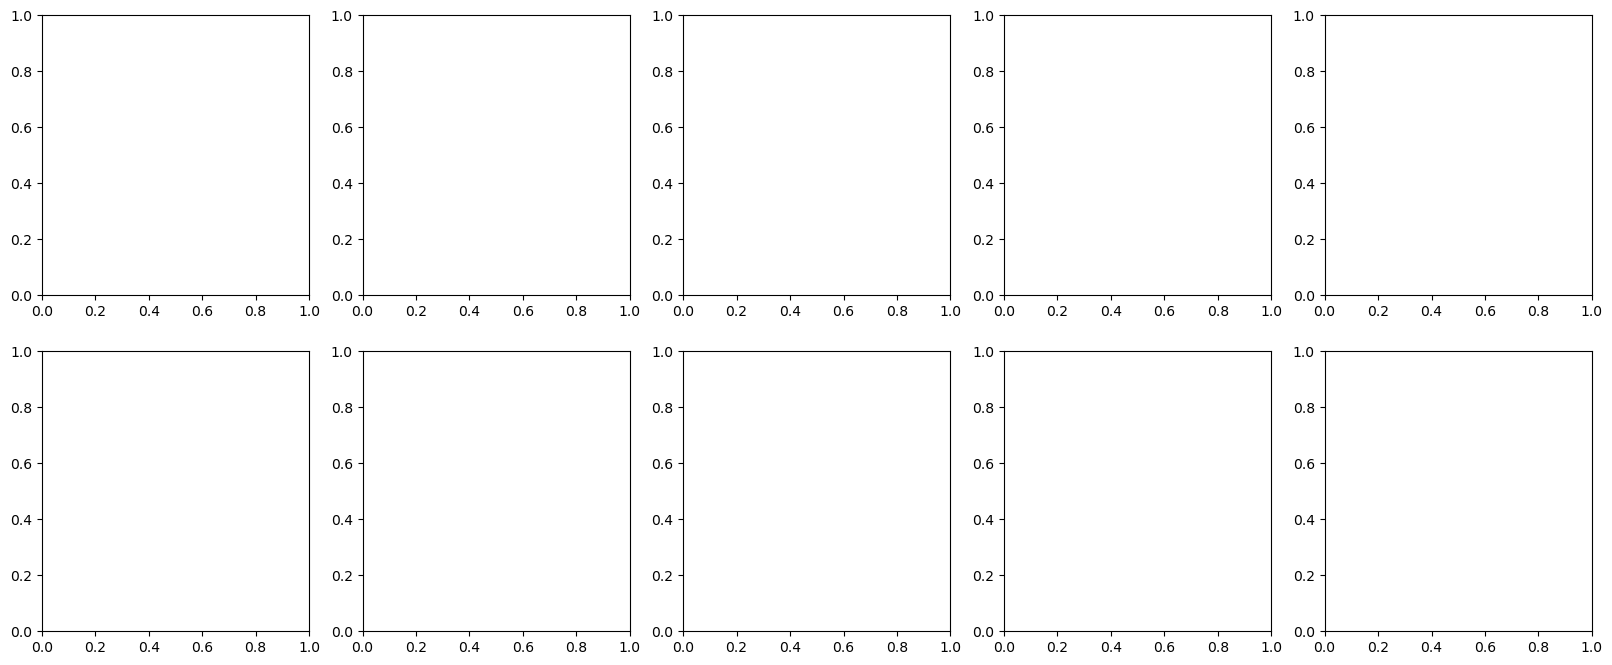
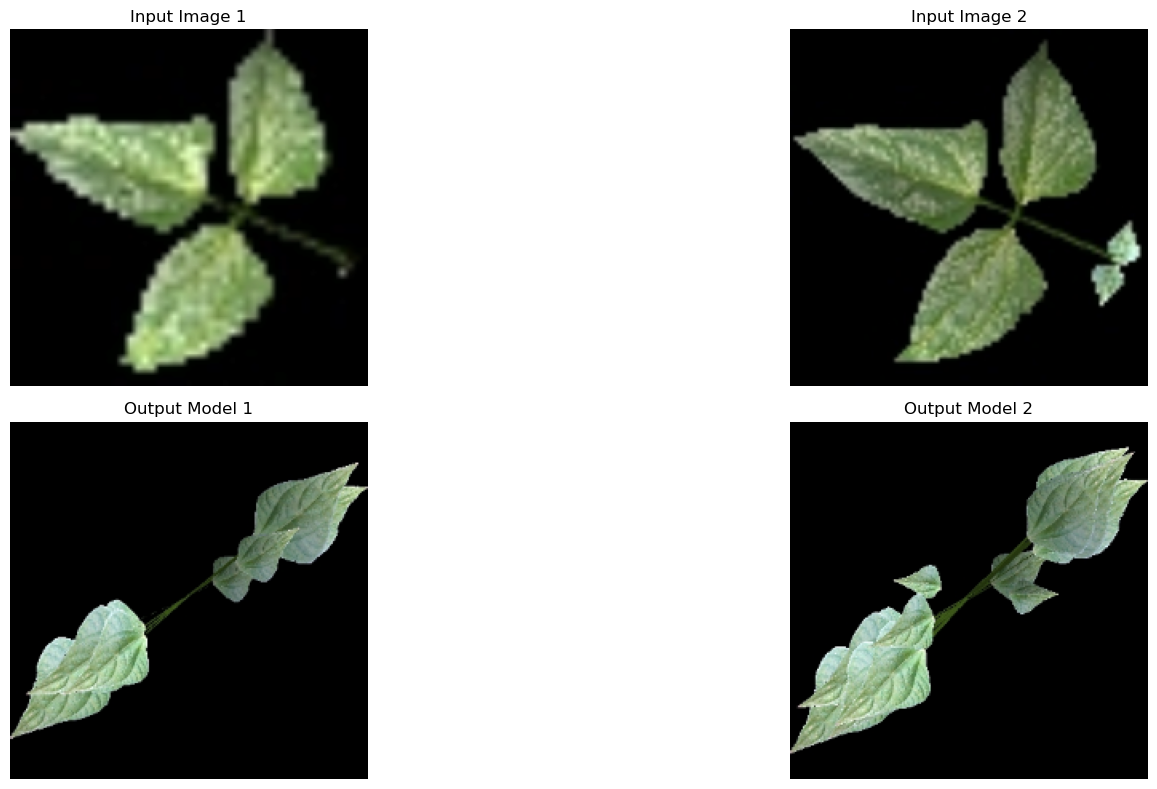
The notebook cell's code change between the first figure and the second:
--- before
+++ after
@@ -13,11 +13,24 @@
 import subprocess
 import shutil
-transform = transforms.Compose([
-    transforms.ToTensor(),
-])
-stages = [f"{date:02d}" for date in range(0,19)]
-test_dataset = PlantDataset("../data/generated_Nov22_2024", image_size=224, transform=transform, stages=stages,
-                            load_depth=False, process_leaf=False, preload=False)
-test_dataloader = torch.utils.data.DataLoader(test_dataset, batch_size=1, shuffle=False, collate_fn=collate_fn)
+
+if 0:
+    transform = transforms.Compose([
+        # transforms.ToTensor(),
+    ])
+    stages = [f"{date:02d}" for date in range(0,19)]
+    test_dataset = PlantDataset("../data/generated_Nov22_2024", image_size=224, transform=transform, stages=stages,
+                                load_depth=False, process_leaf=False, preload=False)
+    test_dataloader = torch.utils.data.DataLoader(test_dataset, batch_size=1, shuffle=False, collate_fn=collate_fn)
+else:
+    from models.plightning import MainDataModule
+    dataset_dir = "../data/generated_Nov22_2024"
+    #dataset_dir = "../data/Sideview_Dec04_2024"
+    datamodule = MainDataModule(dataset_dir,
+                                image_size=224,
+                                load_depth=False,
+                                num_plots=100,
+                                train_batch_size=1, num_workers=0, process_leaf=True, preload=False)
+    datamodule.setup()
+    test_dataloader = datamodule.test_dataloader()
 
 program_path = "../src/GenerateDataset/build"
@@ -40,5 +53,6 @@
     
 # Prepare the figure
-fig, axes = plt.subplots(2, 5, figsize=(20, 8))
+n_figures = 2
+fig, axes = plt.subplots(2, n_figures, figsize=(20, 8))
 
 # Create temp folder
@@ -52,25 +66,33 @@
 device = model.device
 for idx, (image, out, lengths) in enumerate(test_dataloader):
-    if idx >= 5:
+    if idx >= n_figures:
         break
-
+    
+    print(test_dataloader.dataset.plant_xml_files[idx])
     if image.dim() == 3:
         image = image.unsqueeze(0)
 
     image = image.to(device)
-    image_vis = image.squeeze(0).permute(1, 2, 0).cpu().numpy()
-    img = cv2.normalize(np.array(image_vis), None, alpha=0, beta=255, norm_type=cv2.NORM_MINMAX, dtype=cv2.CV_8U)
-    image_vis = img.astype(np.uint8)
+
+    image_vis = image[0].permute(1, 2, 0).cpu()
+    image_vis = cv2.normalize(np.array(image_vis), None, alpha=0, beta=255, norm_type=cv2.NORM_MINMAX, dtype=cv2.CV_8U)
     
-    with torch.no_grad():
-        result = model.generate(image)
     out = torch.tensor(out).to(device)
     ground_truth = out.squeeze(0).tolist()
+    if 1:
+        with torch.no_grad():
+            result = model.generate(image)
+    else:
+        result = ground_truth
 
     plant_vec = token2vec(result)
-    plant_xml = vec2xml(plant_vec)
+    plant_xml = vec2xml(plant_vec, debug=True)
+    plant_xml_file_name = f"temp/plant_{idx}.xml"
+    plant_xml_str = pretty_print_xml(plant_xml)
+    with open(plant_xml_file_name, "w") as f:
+        f.write(plant_xml_str)
     plant_xml = recursive_to_linked(plant_xml)
+
     plant_xml_str = pretty_print_xml(plant_xml)
-    plant_xml_file_name = f"temp/plant_{idx}.xml"
     with open(plant_xml_file_name, "w") as f:
         f.write(plant_xml_str)
@@ -79,5 +101,5 @@
 
     img = cv2.imread(f"temp/plant_{idx}.jpeg")
-    if 0:
+    if 1:
         leaf_area, plant_width, plant_height, leaf_img, _ = process_leaf_image(img, sqaure_crop=True, thr=0.2)
         img = cv2.resize(leaf_img, (image_size, image_size))
@@ -85,5 +107,5 @@
         img = cv2.resize(img, (image_size, image_size))
 
-    row, col = divmod(idx, 5)
+    row, col = divmod(idx, n_figures)
     axes[row, col].imshow(image_vis[:, :, 0:3])
     axes[row, col].set_title(f"Input Image {idx + 1}")

Commit: Updated xml float fotmats